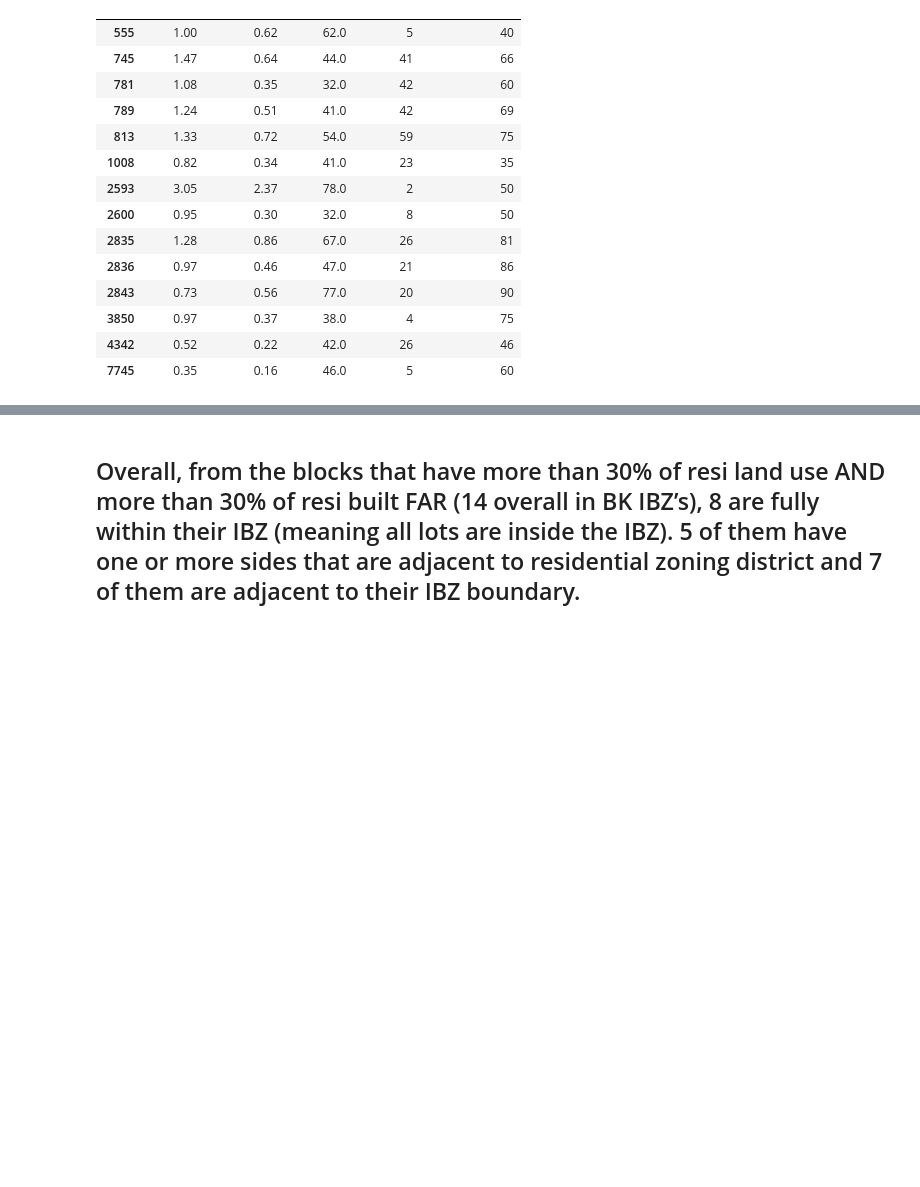
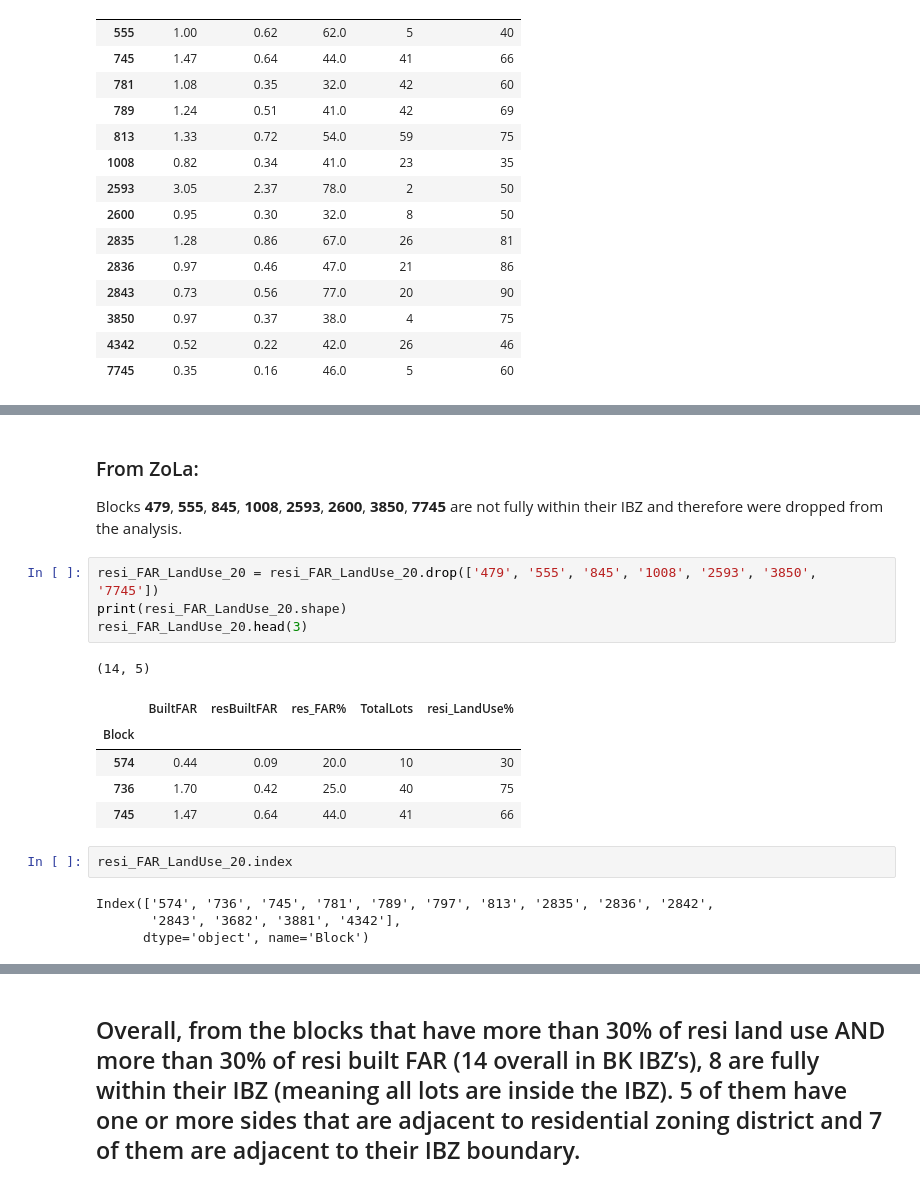
Before and after one commit to drawbrooklyn/IBZ_analysis, a Jupyter notebook: IBZ_analysis.ipynb, the cells around one changed output, grey strips where cells are left out. Cells and saved outputs as stored; diff of their text form; blank space fills up the shorter version.

Commit message:
full analysis nb

```diff
--- a/IBZ_analysis.ipynb
+++ b/IBZ_analysis.ipynb
@@ -830 +941,21 @@ resi_FAR_LandUse
+# %% [markdown]
+### From ZoLa:
+Blocks **479**, **555**, **845**, **1008**, **2593**, **2600**, **3850**, **7745** are not fully within their IBZ and therefore were dropped from the analysis.
+# %%
+resi_FAR_LandUse_20 = resi_FAR_LandUse_20.drop(['479', '555', '845', '1008', '2593', '3850', '7745'])
+print(resi_FAR_LandUse_20.shape)
+resi_FAR_LandUse_20.head(3)
+# %% [output]
+(14, 5)
+|  | BuiltFAR | resBuiltFAR | res_FAR% | TotalLots | resi_LandUse% |
+| Block |  |  |  |  |  |
+| 574 | 0.44 | 0.09 | 20.0 | 10 | 30 |
+| 736 | 1.70 | 0.42 | 25.0 | 40 | 75 |
+| 745 | 1.47 | 0.64 | 44.0 | 41 | 66 |
+# %%
+resi_FAR_LandUse_20.index
+# %% [output]
+Index(['574', '736', '745', '781', '789', '797', '813', '2835', '2836', '2842',
+       '2843', '3682', '3881', '4342'],
+      dtype='object', name='Block')
 # %% [markdown]
```
Also changed, not shown: parts of 13 cells of this notebook.
